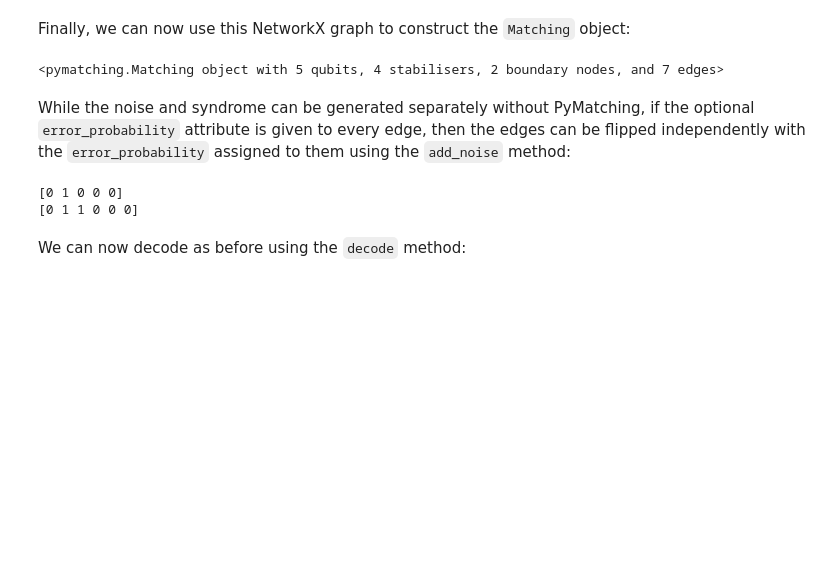
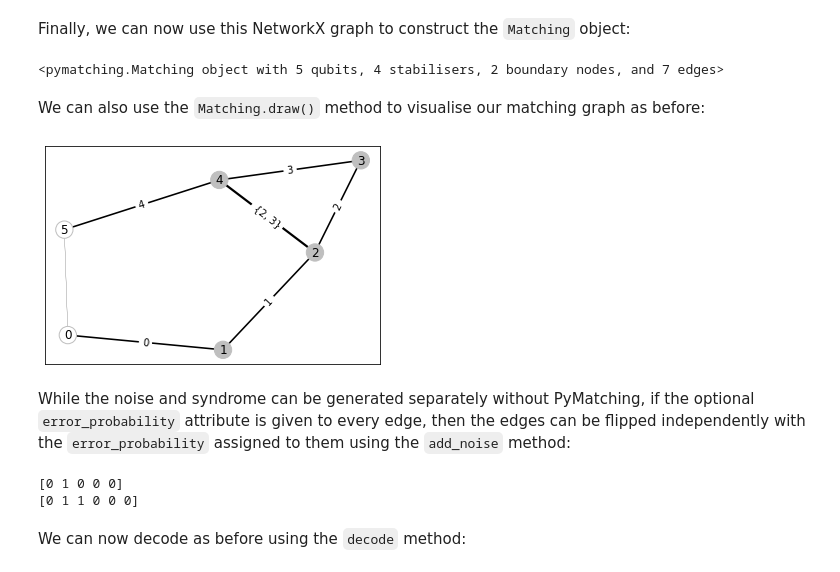
Before and after one commit to oscarhiggott/PyMatching, a Jupyter notebook: docs/usage.ipynb, the cells around one changed output. Cells and saved outputs as stored; diff of their text form; code cells hidden in the pictures; blank space fills up the shorter version.

```diff
--- a/docs/usage.ipynb
+++ b/docs/usage.ipynb
@@ -194,6 +203,13 @@ m = Matching(g)
 m
 # %% [output]
 <pymatching.Matching object with 5 qubits, 4 stabilisers, 2 boundary nodes, and 7 edges>
+# %% [markdown]
+We can also use the `Matching.draw()` method to visualise our matching graph as before:
+# %%
+%matplotlib inline
+m.draw()
+# %% [output]
+[figure, added]
 # %% [markdown]
 While the noise and syndrome can be generated separately without PyMatching, if the optional `error_probability` attribute is given to every edge, then the edges can be flipped independently with the `error_probability` assigned to them using the `add_noise` method:
 # %%
```
Also changed, not shown: parts of 5 cells of this notebook, 2 other files.
